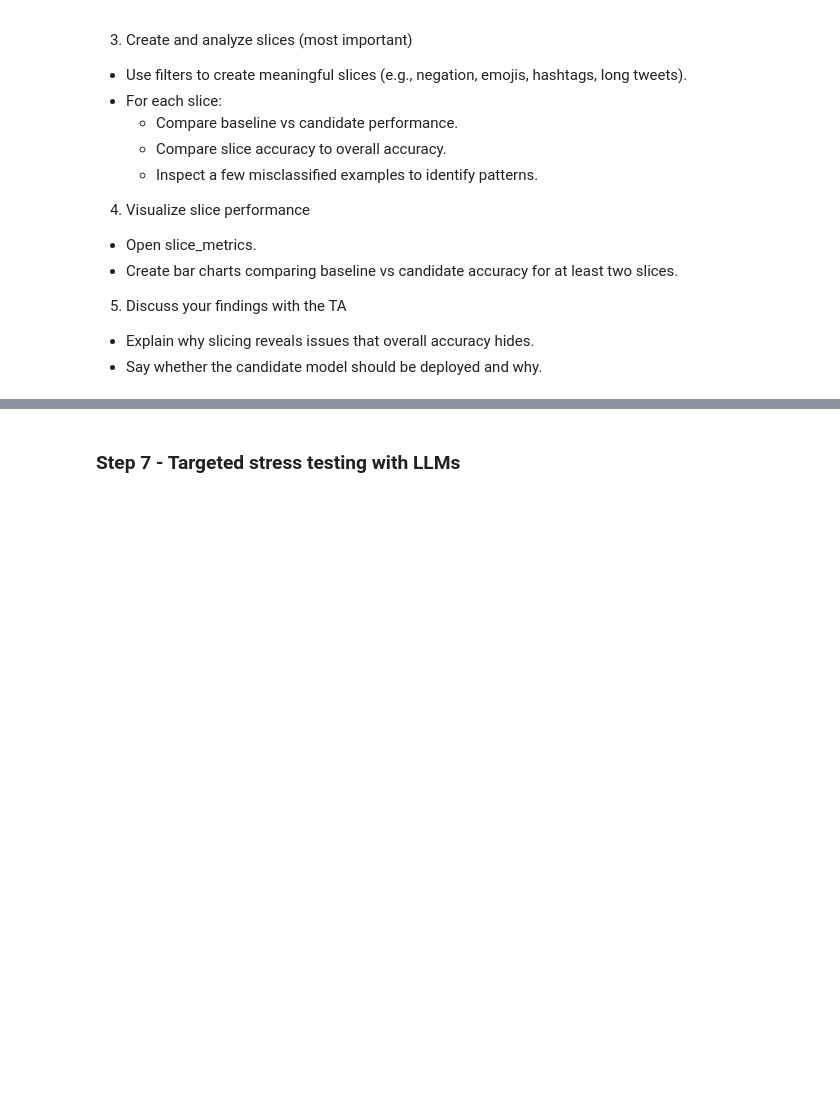
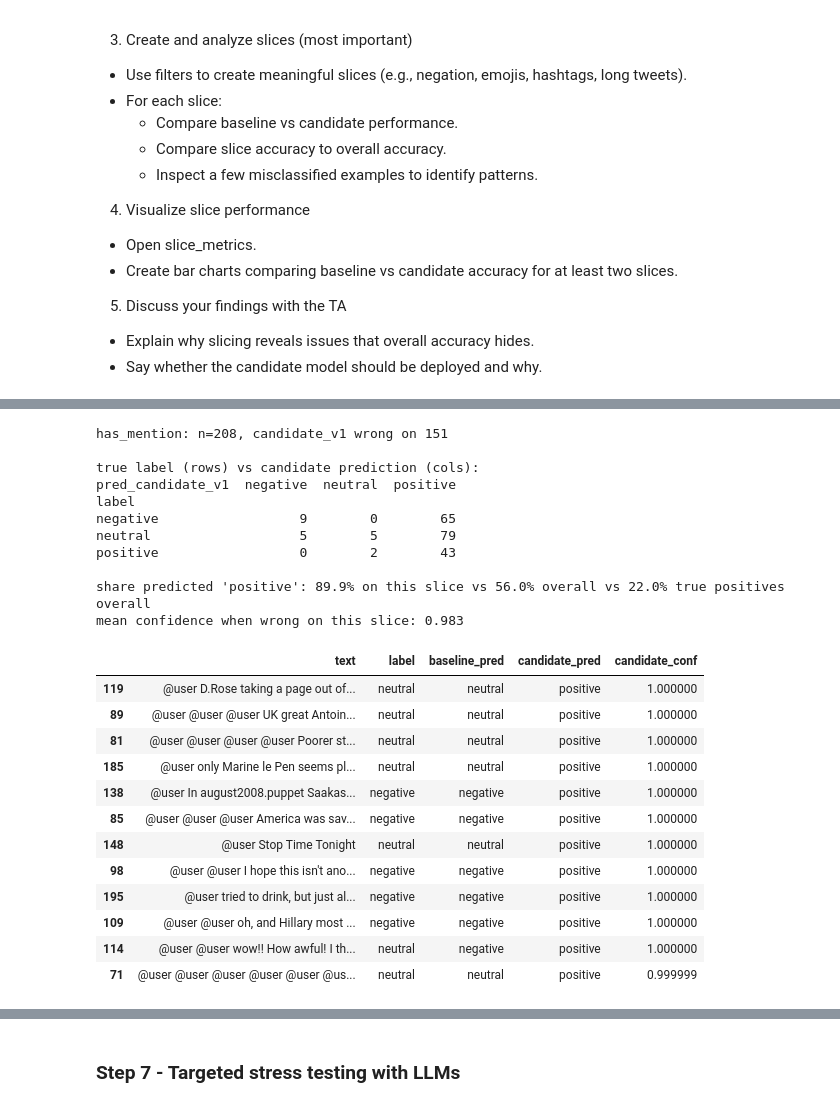
Before and after one commit to AutumnQiu99/Lab-4, a Jupyter notebook: lab4.ipynb, the cells around one changed output, grey strips where cells are left out. Saved outputs shown, nothing was run; the diff lists cells and outputs as text; code cells hidden in the pictures; blank space fills up the shorter version.

```diff
--- a/lab4.ipynb
+++ b/lab4.ipynb
@@ -32,7 +41,7 @@ ENTITY = None  # None = your own account; set a team name only if your TA gives
 RUN_NAME = "baseline_vs_candidate"
 # %%
 # Set True in Task G, after you freeze tests/manifest.yaml. Do not retune the gate for v2.
-INCLUDE_CANDIDATE_V2 = False
+INCLUDE_CANDIDATE_V2 = True
 
 # The registry lives in lab_helpers.py so this notebook and the pytest gate can never
 # disagree about which model is which. `csv_col` is that model's column prefix in tweets.csv.
@@ -375,0 +506,55 @@ pd.DataFrame(saved_slice_notes)
+# %%
+# Step 6b.2 — Read the tweets the candidate got wrong on its worst slice.
+# The question is not "is the score bad" but "do these failures share a shape".
+
+worst_mask = get_slices_eval(df_eval)[WORST_SLICE]
+worst = df_eval[worst_mask]
+wrong = worst[worst[f"pred_{PRIMARY_CANDIDATE}"] != worst["label"]]
+
+# What is the candidate saying instead of the right answer?
+print(f"{WORST_SLICE}: n={len(worst)}, {PRIMARY_CANDIDATE} wrong on {len(wrong)}")
+print("\ntrue label (rows) vs candidate prediction (cols):")
+print(pd.crosstab(worst["label"], worst[f"pred_{PRIMARY_CANDIDATE}"]))
+
+print(f"\nshare predicted 'positive': "
+      f"{(worst[f'pred_{PRIMARY_CANDIDATE}'] == 'positive').mean():.1%} on this slice "
+      f"vs {(df_eval[f'pred_{PRIMARY_CANDIDATE}'] == 'positive').mean():.1%} overall "
+      f"vs {(df_eval['label'] == 'positive').mean():.1%} true positives overall")
+print(f"mean confidence when wrong on this slice: {wrong[f'conf_{PRIMARY_CANDIDATE}'].mean():.3f}")
+
+worst_errors = (
+    wrong.loc[:, ["text", "label", f"pred_{BASELINE}", f"pred_{PRIMARY_CANDIDATE}",
+                  f"conf_{PRIMARY_CANDIDATE}"]]
+    .rename(columns={f"pred_{BASELINE}": "baseline_pred",
+                     f"pred_{PRIMARY_CANDIDATE}": "candidate_pred",
+                     f"conf_{PRIMARY_CANDIDATE}": "candidate_conf"})
+    .sort_values("candidate_conf", ascending=False)
+)
+
+with pd.option_context("display.max_colwidth", 120):
+    display(worst_errors.head(12))
+# %% [output]
+has_mention: n=208, candidate_v1 wrong on 151
+
+true label (rows) vs candidate prediction (cols):
+pred_candidate_v1  negative  neutral  positive
+label
+negative                  9        0        65
+neutral                   5        5        79
+positive                  0        2        43
+
+share predicted 'positive': 89.9% on this slice vs 56.0% overall vs 22.0% true positives overall
+mean confidence when wrong on this slice: 0.983
+|  | text | label | baseline_pred | candidate_pred | candidate_conf |
+| 119 | @user D.Rose taking a page out of... | neutral | neutral | positive | 1.000000 |
+| 89 | @user @user @user UK great Antoin... | neutral | neutral | positive | 1.000000 |
+| 81 | @user @user @user @user Poorer st... | neutral | neutral | positive | 1.000000 |
+| 185 | @user only Marine le Pen seems pl... | neutral | neutral | positive | 1.000000 |
+| 138 | @user In august2008.puppet Saakas... | negative | negative | positive | 1.000000 |
+| 85 | @user @user @user America was sav... | negative | negative | positive | 1.000000 |
+| 148 | @user Stop Time Tonight | neutral | neutral | positive | 1.000000 |
+| 98 | @user @user I hope this isn't ano... | negative | negative | positive | 1.000000 |
+| 195 | @user tried to drink, but just al... | negative | negative | positive | 1.000000 |
+| 109 | @user @user oh, and Hillary most ... | negative | negative | positive | 1.000000 |
+| 114 | @user @user wow!! How awful! I th... | neutral | negative | positive | 1.000000 |
+| 71 | @user @user @user @user @user @us... | neutral | neutral | positive | 0.999999 |
```
Also changed, not shown: parts of 21 cells of this notebook, 6 other files.
